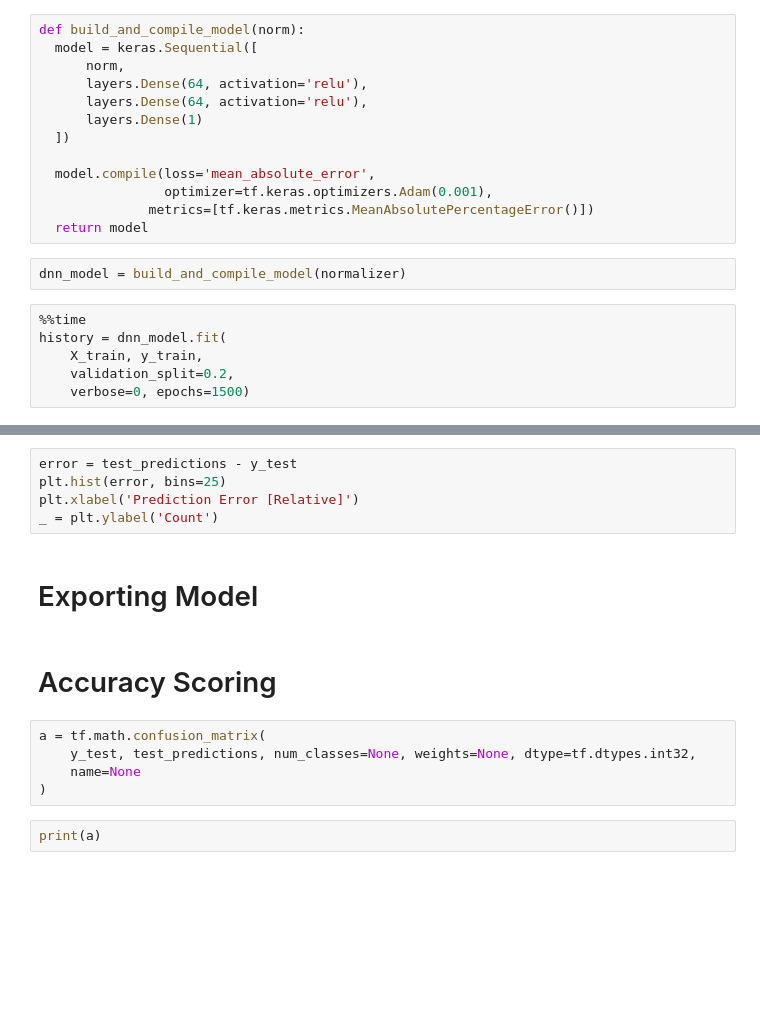
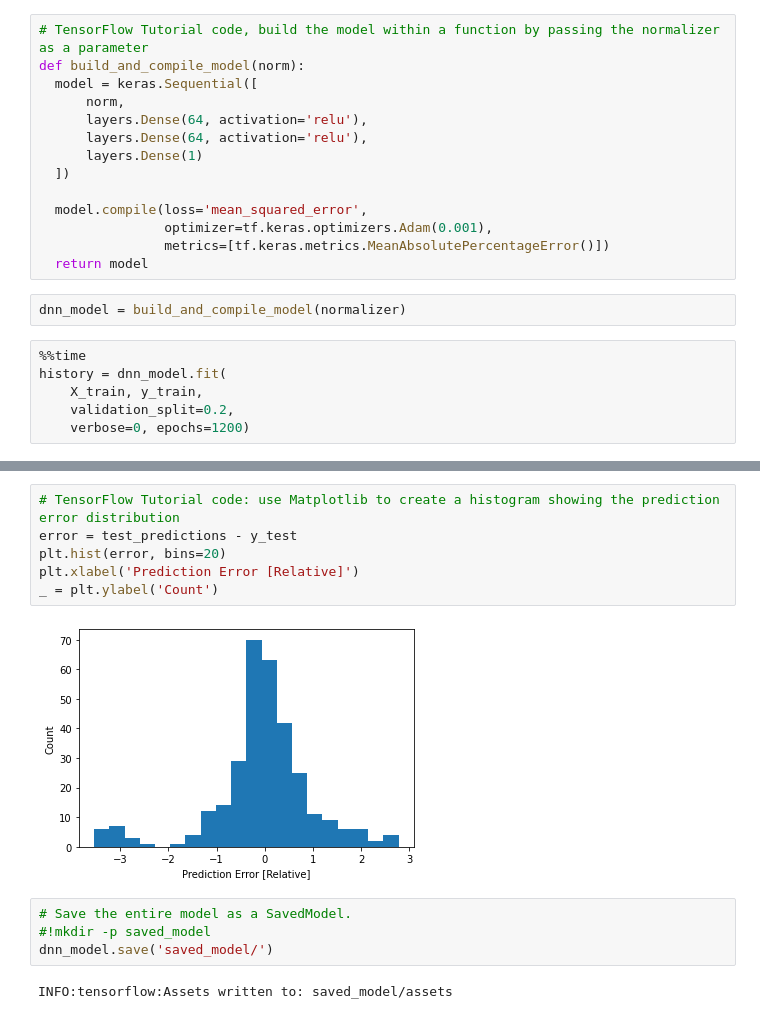
Before and after one commit to jacobdv/pantheon-of-eternity, a Jupyter notebook: dnn_model.ipynb, the cells around one changed output, grey strips where cells are left out. Drawn from its saved outputs; the diff is of its cells as text; blank space fills up the shorter version.

```diff
--- a/dnn_model.ipynb
+++ b/dnn_model.ipynb
@@ -118,4 +139,5 @@ with np.printoptions(precision=2, suppress=True):
 # %%
+# TensorFlow Tutorial code, build the model within a function by passing the normalizer as a parameter
 def build_and_compile_model(norm):
   model = keras.Sequential([
       norm,
@@ -124,9 +146,9 @@ def build_and_compile_model(norm):
       layers.Dense(1)
   ])
 
-  model.compile(loss='mean_absolute_error',
+  model.compile(loss='mean_squared_error',
                 optimizer=tf.keras.optimizers.Adam(0.001),
-              metrics=[tf.keras.metrics.MeanAbsolutePercentageError()])
+                metrics=[tf.keras.metrics.MeanAbsolutePercentageError()])
   return model
 # %%
 dnn_model = build_and_compile_model(normalizer)
@@ -135,4 +157,4 @@ dnn_model = build_and_compile_model(normalizer)
 history = dnn_model.fit(
     X_train, y_train,
     validation_split=0.2,
-    verbose=0, epochs=1500)
+    verbose=0, epochs=1200)
@@ -167,16 +219,14 @@ _ = plt.plot(lims, lims)
 # %%
+# TensorFlow Tutorial code: use Matplotlib to create a histogram showing the prediction error distribution
 error = test_predictions - y_test
-plt.hist(error, bins=25)
+plt.hist(error, bins=20)
 plt.xlabel('Prediction Error [Relative]')
 _ = plt.ylabel('Count')
+# %% [output]
+[figure, added]
-# %% [markdown]
-# Exporting Model
-# %% [markdown]
-# Accuracy Scoring
-# %%
-a = tf.math.confusion_matrix(
-    y_test, test_predictions, num_classes=None, weights=None, dtype=tf.dtypes.int32,
-    name=None
-)
-# %%
-print(a)
+# %%
+# Save the entire model as a SavedModel.
+#!mkdir -p saved_model
+dnn_model.save('saved_model/')
+# %% [output]
+INFO:tensorflow:Assets written to: saved_model/assets
```
Also changed, not shown: parts of 27 cells of this notebook, 1 other file.
